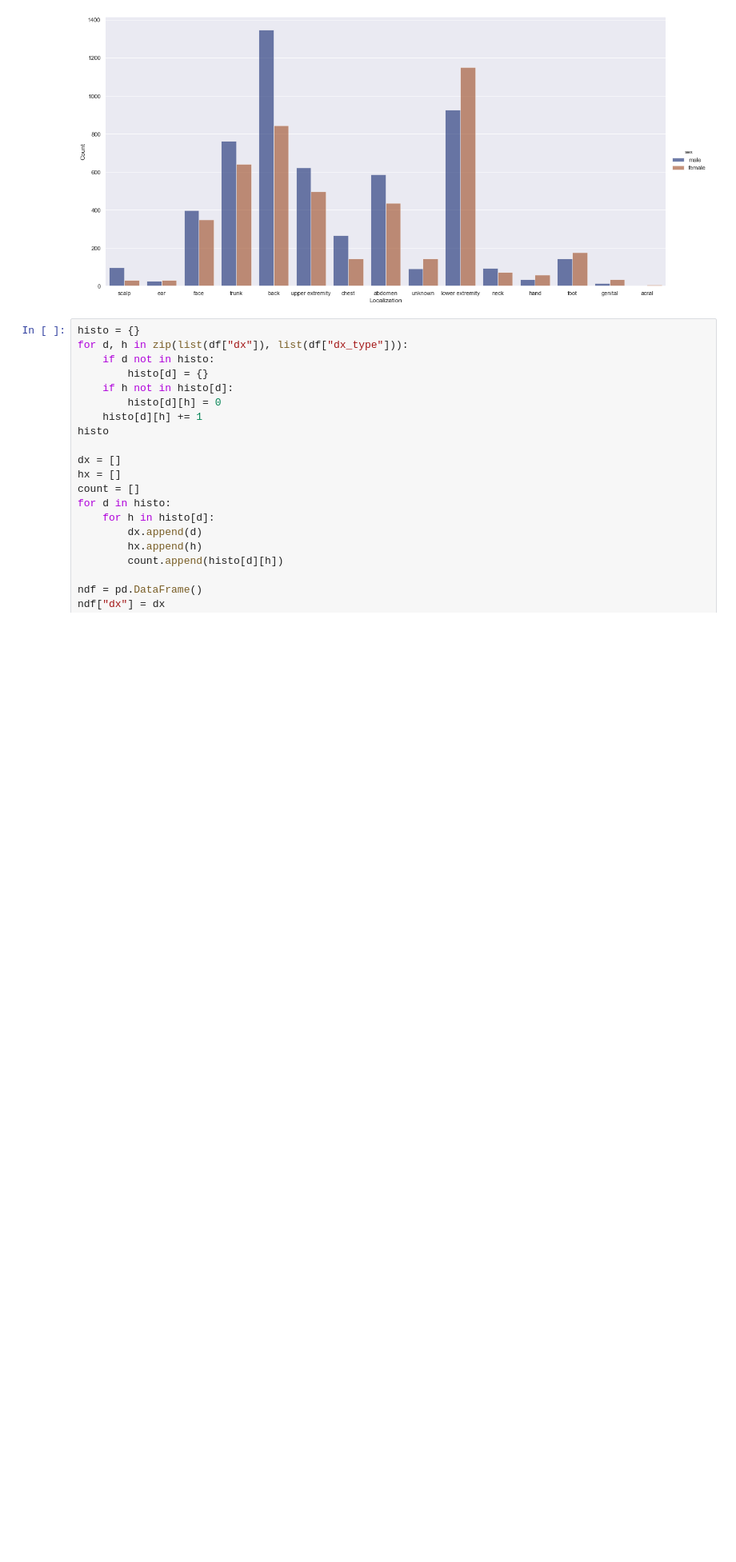
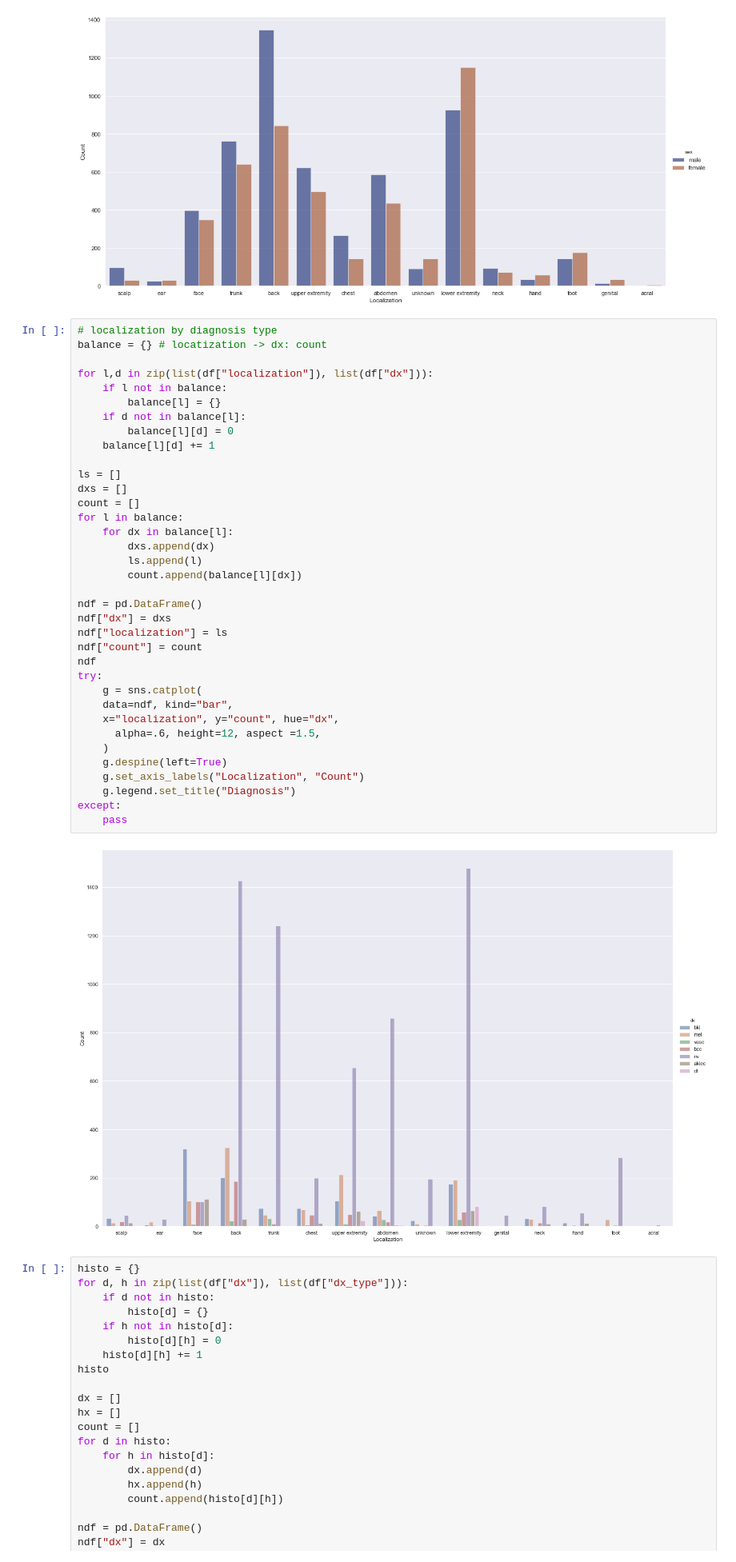
Before and after one commit to DataScience4Health-Fall2022/termproject-group-4, a Jupyter notebook: exploratory.ipynb, the cells around one changed output. Shown: that part at 80% size. Cells and saved outputs as stored; diff of their text form; blank space fills up the shorter version.

Commit message:
added graph

```diff
--- a/exploratory.ipynb
+++ b/exploratory.ipynb
@@ -304,6 +305,44 @@ except:
     pass
 # %% [output]
 [figure]
+# %%
+# localization by diagnosis type
+balance = {} # locatization -> dx: count
+
+for l,d in zip(list(df["localization"]), list(df["dx"])):
+    if l not in balance:
+        balance[l] = {}
+    if d not in balance[l]:
+        balance[l][d] = 0
+    balance[l][d] += 1
+
+ls = []
+dxs = []
+count = []
+for l in balance:
+    for dx in balance[l]:
+        dxs.append(dx)
+        ls.append(l)
+        count.append(balance[l][dx])
+
+ndf = pd.DataFrame()
+ndf["dx"] = dxs
+ndf["localization"] = ls
+ndf["count"] = count
+ndf
+try:
+    g = sns.catplot(
+    data=ndf, kind="bar",
+    x="localization", y="count", hue="dx",
+      alpha=.6, height=12, aspect =1.5,
+    )
+    g.despine(left=True)
+    g.set_axis_labels("Localization", "Count")
+    g.legend.set_title("Diagnosis")
+except:
+    pass
+# %% [output]
+[figure, added]
 # %%
 histo = {}
 for d, h in zip(list(df["dx"]), list(df["dx_type"])):
```
Also changed, not shown: parts of 3 cells of this notebook.
